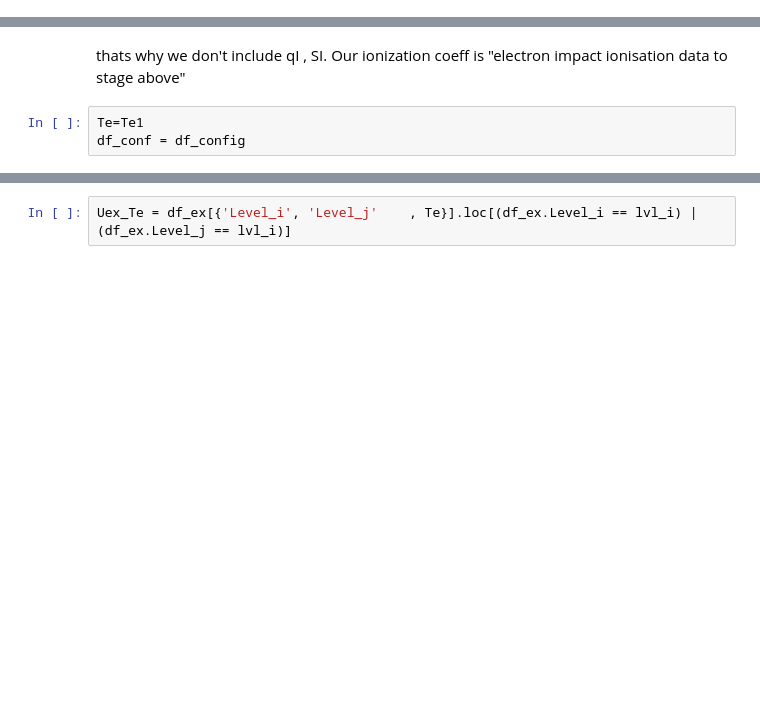
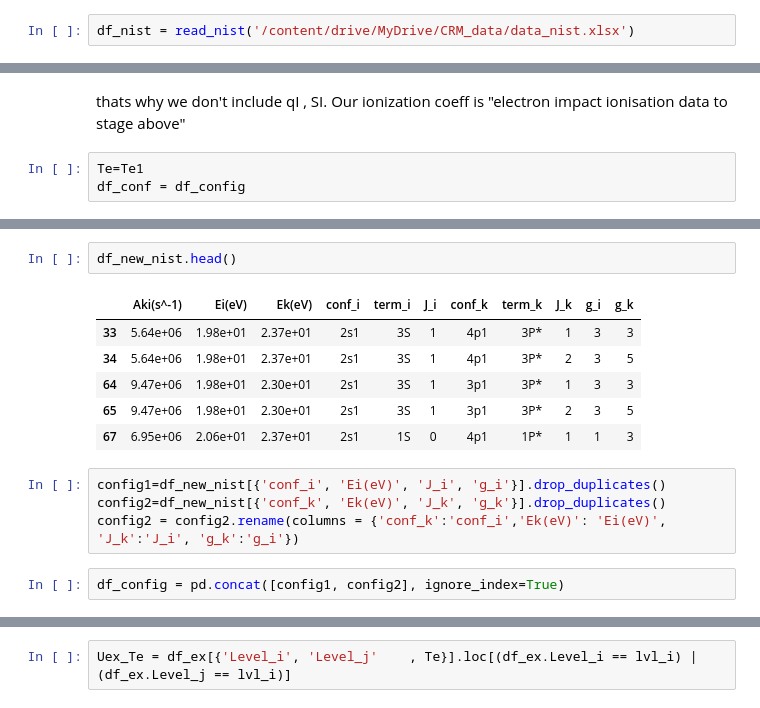
Before and after one commit to nadyayal/CRM, a Jupyter notebook: CRM1.ipynb, the cells around one changed output, grey strips where cells are left out. Saved outputs shown, nothing was run; the diff lists cells and outputs as text; blank space fills up the shorter version.

```diff
--- a/CRM1.ipynb
+++ b/CRM1.ipynb
@@ -140,3 +139,5 @@ IH = 13.6048 #eV
 kB = 8.617e-5 #eV/K
 # %%
 pd.set_option('display.float_format', lambda x: '%.2e' % x)
+# %%
+df_nist = read_nist('/content/drive/MyDrive/CRM_data/data_nist.xlsx')
@@ -167,0 +214,15 @@ df_conf = df_config
+# %%
+df_new_nist.head()
+# %% [output]
+|  | Aki(s^-1) | Ei(eV) | Ek(eV) | conf_i | term_i | J_i | conf_k | term_k | J_k | g_i | g_k |
+| 33 | 5.64e+06 | 1.98e+01 | 2.37e+01 | 2s1 | 3S | 1 | 4p1 | 3P* | 1 | 3 | 3 |
+| 34 | 5.64e+06 | 1.98e+01 | 2.37e+01 | 2s1 | 3S | 1 | 4p1 | 3P* | 2 | 3 | 5 |
+| 64 | 9.47e+06 | 1.98e+01 | 2.30e+01 | 2s1 | 3S | 1 | 3p1 | 3P* | 1 | 3 | 3 |
+| 65 | 9.47e+06 | 1.98e+01 | 2.30e+01 | 2s1 | 3S | 1 | 3p1 | 3P* | 2 | 3 | 5 |
+| 67 | 6.95e+06 | 2.06e+01 | 2.37e+01 | 2s1 | 1S | 0 | 4p1 | 1P* | 1 | 1 | 3 |
+# %%
+config1=df_new_nist[{'conf_i', 'Ei(eV)', 'J_i', 'g_i'}].drop_duplicates()
+config2=df_new_nist[{'conf_k', 'Ek(eV)', 'J_k', 'g_k'}].drop_duplicates()
+config2 = config2.rename(columns = {'conf_k':'conf_i','Ek(eV)': 'Ei(eV)', 'J_k':'J_i', 'g_k':'g_i'})
+# %%
+df_config = pd.concat([config1, config2], ignore_index=True)
```
Also changed, not shown: parts of 19 cells of this notebook.
